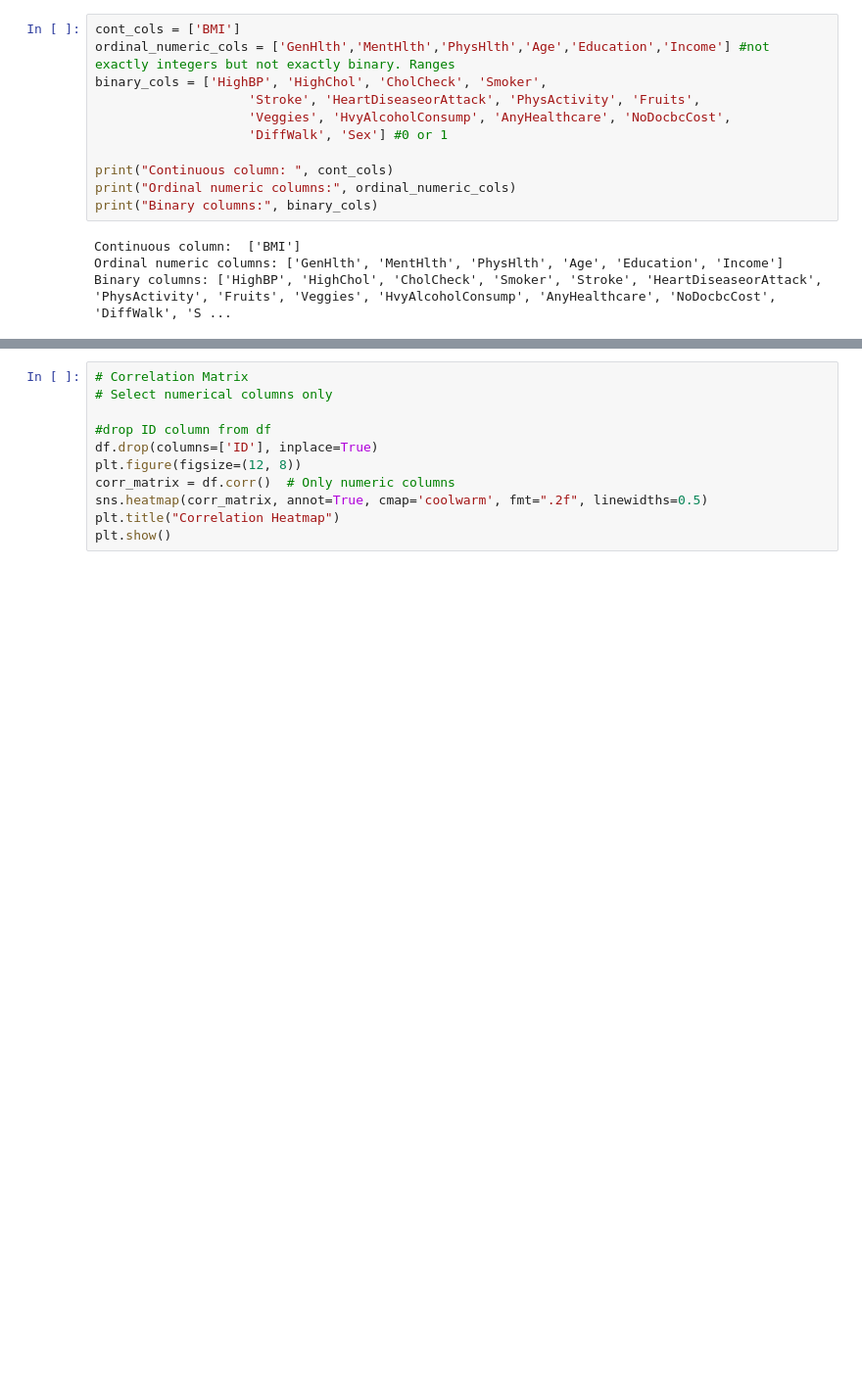
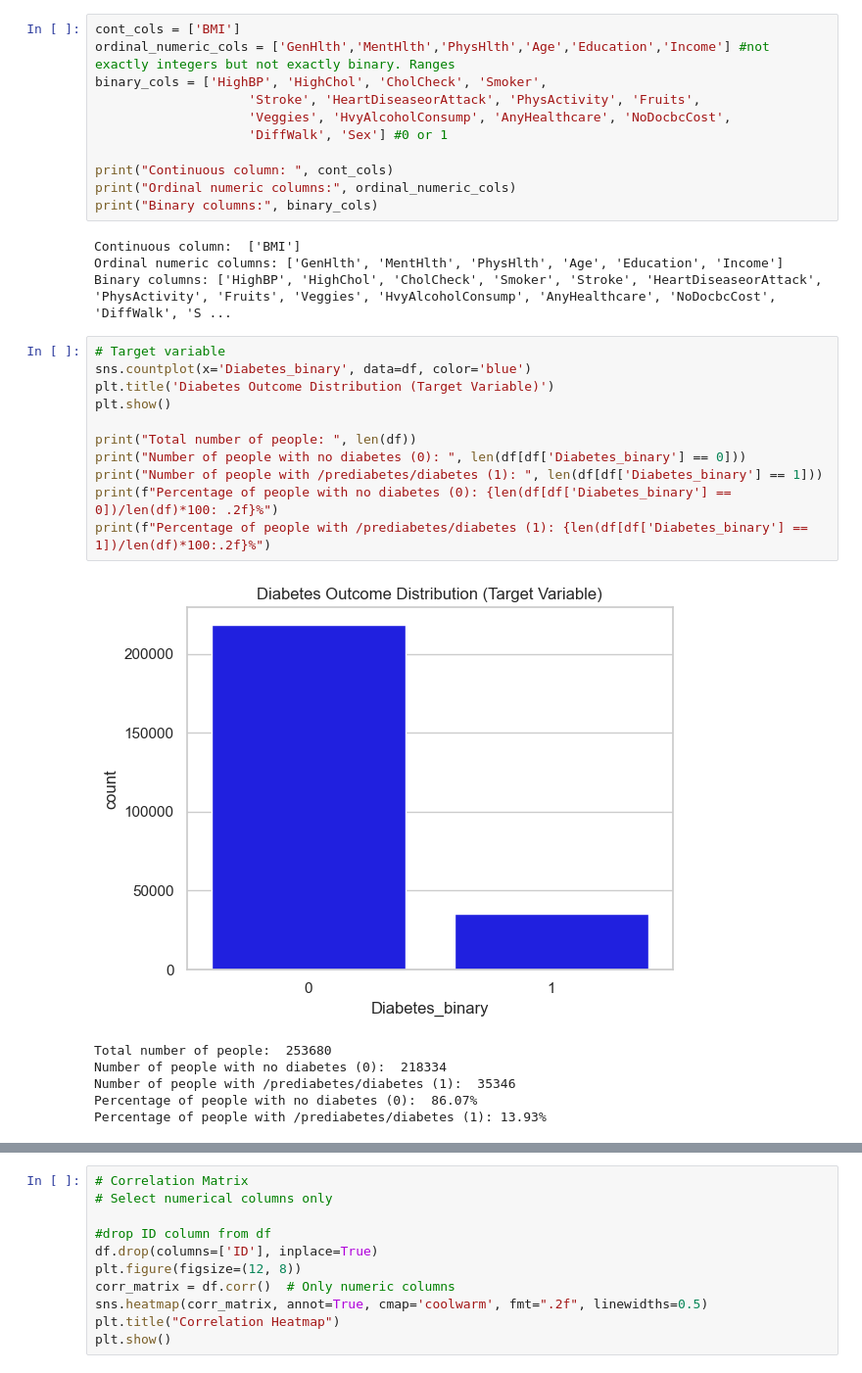
Before and after one commit to cassidygorsky/5243_FinalProject_Team13, a Jupyter notebook: applied_data_science_final_project.ipynb, the cells around one changed output, grey strips where cells are left out. Shown at 98% size. Saved outputs shown, nothing was run; the diff lists cells and outputs as text; blank space fills up the shorter version.

```diff
--- a/applied_data_science_final_project.ipynb
+++ b/applied_data_science_final_project.ipynb
@@ -342,4 +343,22 @@ print("Binary columns:", binary_cols)
 Continuous column:  ['BMI']
 Ordinal numeric columns: ['GenHlth', 'MentHlth', 'PhysHlth', 'Age', 'Education', 'Income']
 Binary columns: ['HighBP', 'HighChol', 'CholCheck', 'Smoker', 'Stroke', 'HeartDiseaseorAttack', 'PhysActivity', 'Fruits', 'Veggies', 'HvyAlcoholConsump', 'AnyHealthcare', 'NoDocbcCost', 'DiffWalk', 'S ...
+# %%
+# Target variable
+sns.countplot(x='Diabetes_binary', data=df, color='blue')
+plt.title('Diabetes Outcome Distribution (Target Variable)')
+plt.show()
+
+print("Total number of people: ", len(df))
+print("Number of people with no diabetes (0): ", len(df[df['Diabetes_binary'] == 0]))
+print("Number of people with /prediabetes/diabetes (1): ", len(df[df['Diabetes_binary'] == 1]))
+print(f"Percentage of people with no diabetes (0): {len(df[df['Diabetes_binary'] == 0])/len(df)*100: .2f}%")
+print(f"Percentage of people with /prediabetes/diabetes (1): {len(df[df['Diabetes_binary'] == 1])/len(df)*100:.2f}%")
+# %% [output]
+[figure, added]
+Total number of people:  253680
+Number of people with no diabetes (0):  218334
+Number of people with /prediabetes/diabetes (1):  35346
+Percentage of people with no diabetes (0):  86.07%
+Percentage of people with /prediabetes/diabetes (1): 13.93%
 # %%
```
Also changed, not shown: parts of 6 cells of this notebook.
